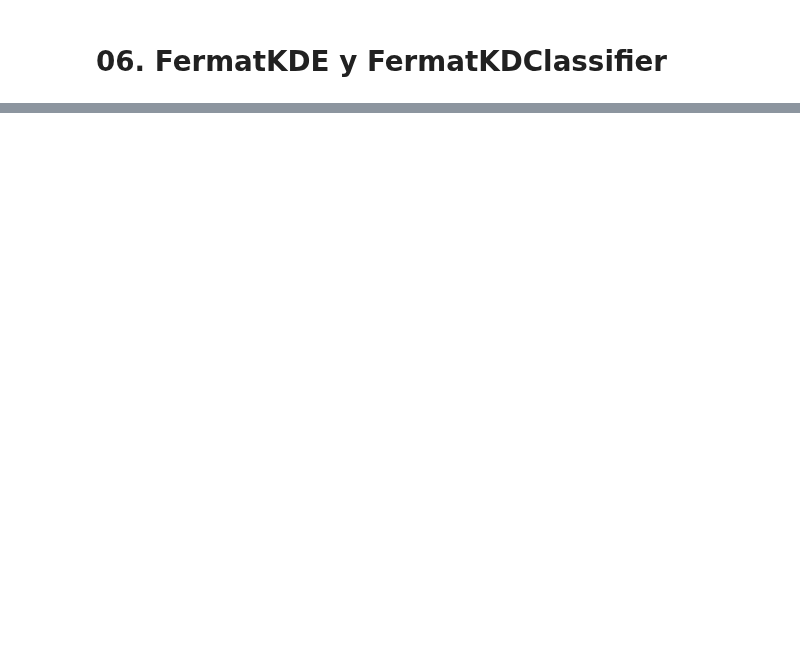
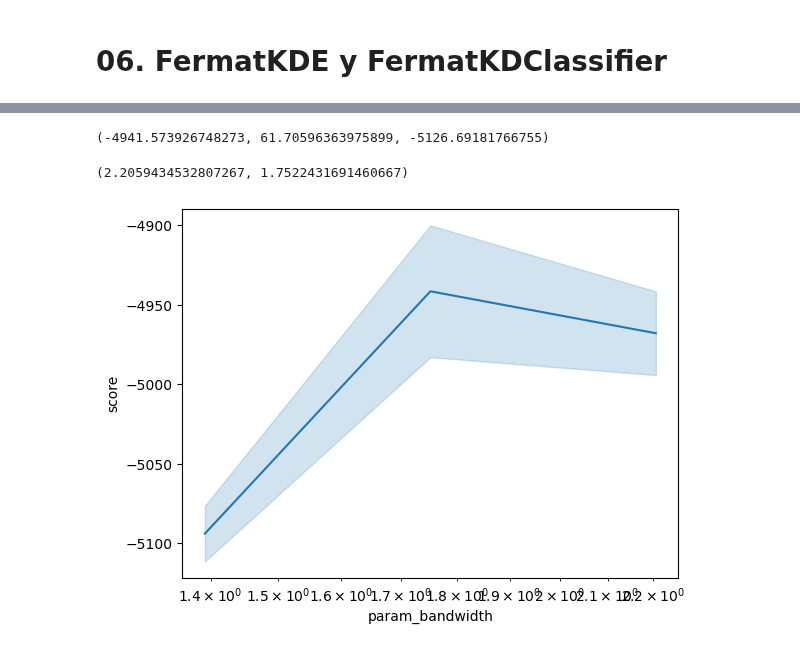
Before and after one commit to capitantoto/fermat, a Jupyter notebook: notebooks/07. FermatKDE y FermatKDClassifier.ipynb, the cells around one changed output, grey strips where cells are left out. Cells and saved outputs as stored; diff of their text form; code cells hidden in the pictures; blank space fills up the shorter version.

```diff
--- a/notebooks/07. FermatKDE y FermatKDClassifier.ipynb
+++ b/notebooks/07. FermatKDE y FermatKDClassifier.ipynb
@@ -383,0 +244,10 @@ plt.xscale("log")
+# %%
+cv_scores = fdf.melt(
+    id_vars="param_bandwidth",
+    value_vars=[c for c in fdf.columns if "split" in c],
+    var_name="split",
+    value_name="score",
+)
+cv_scores["param_bandwidth"] = cv_scores.param_bandwidth.astype(float)
+cv_scores = cv_scores.groupby("param_bandwidth").score.agg([np.mean, np.std, len])
+cv_scores
@@ -383,0 +269,7 @@ plt.xscale("log")
+# %%
+best_index = cv_scores["mean"].argmax()
+N_SD = 3
+mu, sd = cv_scores.iloc[best_index][["mean", "std"]]
+mu, sd, mu - N_SD * sd
+# %% [output]
+(-4941.573926748273, 61.70596363975899, -5126.69181766755)
@@ -384,3 +279,23 @@ plt.xscale("log")
+# %%
+h_NSD, h_CV
+# %% [output]
+(2.2059434532807267, 1.7522431691460667)
+# %%
+data = fdf.melt(
+    id_vars="param_bandwidth",
+    value_vars=[c for c in fdf.columns if "split" in c],
+    var_name="split",
+    value_name="score",
+)
+sns.lineplot(
+    x="param_bandwidth",
+    y="score",
+    errorbar=("se", 3),
+    data=data[data.score.between(mu - 3 * sd, mu + 3 * sd)],
+)
+plt.xscale("log")
+# %% [output]
+[figure, added]
 # %%
 fdf
 # %% [output]
```
Also changed, not shown: parts of 77 cells of this notebook.
